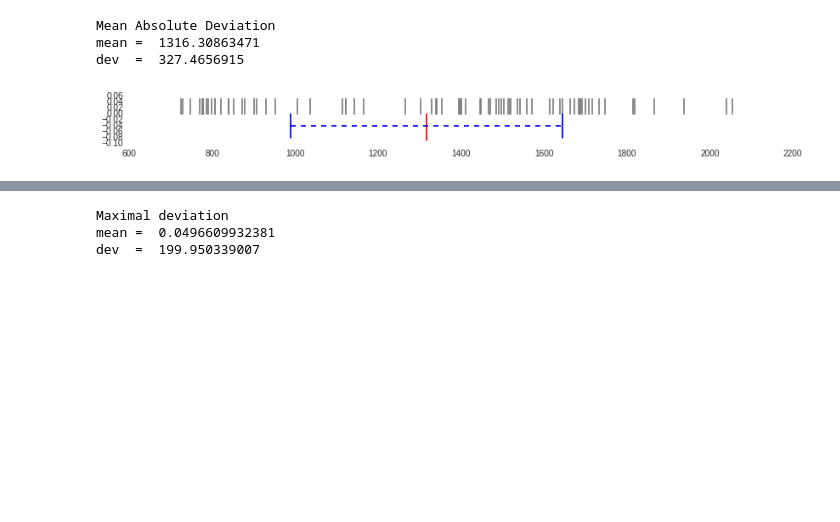
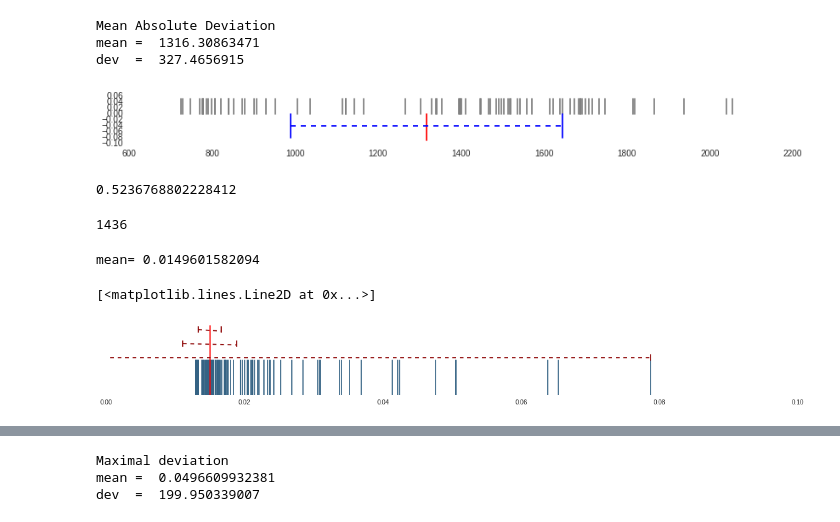
Before and after one commit to HeinrichHartmann/QueueArticle, a Jupyter notebook: Episode 3 -- Summary Statistics.ipynb, the cells around one changed output, grey strips where cells are left out. Saved outputs shown, nothing was run; the diff lists cells and outputs as text; code cells hidden in the pictures; blank space fills up the shorter version.

```diff
--- a/Episode 3 -- Summary Statistics.ipynb
+++ b/Episode 3 -- Summary Statistics.ipynb
@@ -169,5 +169,62 @@ Mean Absolute Deviation
 mean =  1316.30863471
 dev  =  327.4656915
 [figure]
+# %%
+X = np.genfromtxt("/home/hartmann/Downloads/3447a986-d388-4191-82c9-cdacc1af9c79 (1)", delimiter=",")[:,1]
+X = X[~np.isnan(X)]
+
+len(X[X < mean(X) + stddev(X)]) / float(len(X))
+
+m = mean(X)
+s = mad(X)
+len( [ x for x in X if (m - s < x) and (x < m + s)] ) / float(len(X))
+# %% [output]
+0.5236768802228412
+# %%
+len(X)
+# %% [output]
+1436
+# %%
+print "mean=", mean(X)
+
+colors = sns.color_palette("Blues_d")
+
+# plt.plot(X)
+
+
+plt.figure(figsize=(20,2))
+ax = sns.rugplot(X, height=0.5, color=colors[1])
+ax.set(yticks=[])
+ax.set_xlim(0,0.1)
+
+# plt.hist(X)
+
+m = mean(X)
+plt.plot([m,m],[0,1],'r-' )
+
+s = max_dev(X)
+color = "darkred"
+offset = 0.5
+plt.plot([m-s,m-s],[offset,offset + 0.08],'-', color=color)
+plt.plot([m+s,m+s],[offset,offset + 0.08],'-', color=color)
+plt.plot([m-s,m+s],[offset + 0.04, offset + 0.04],'--', color=color)
+
+s = stddev(X)
+color = "darkred"
+offset = 0.7
+plt.plot([m-s,m-s],[offset,offset + 0.08],'-', color=color)
+plt.plot([m+s,m+s],[offset,offset + 0.08],'-', color=color)
+plt.plot([m-s,m+s],[offset + 0.04, offset + 0.02],'--', color=color)
+
+s = mad(X)
+color = "darkred"
+offset = 0.9
+plt.plot([m-s,m-s],[offset,offset + 0.08],'-', color=color)
+plt.plot([m+s,m+s],[offset,offset + 0.08],'-', color=color)
+plt.plot([m-s,m+s],[offset + 0.04, offset + 0.02],'--', color=color)
+# %% [output]
+mean= 0.0149601582094
+[<matplotlib.lines.Line2D at 0x...>]
+[figure, added]
 # %%
 # Standard deviation is a good deviation for normal distributed data
```
Also changed, not shown: parts of 2 cells of this notebook, 3 other files.
